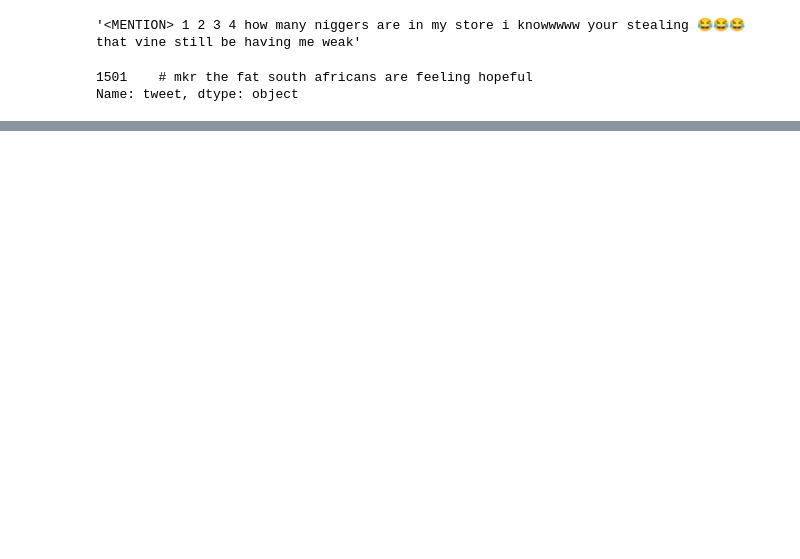
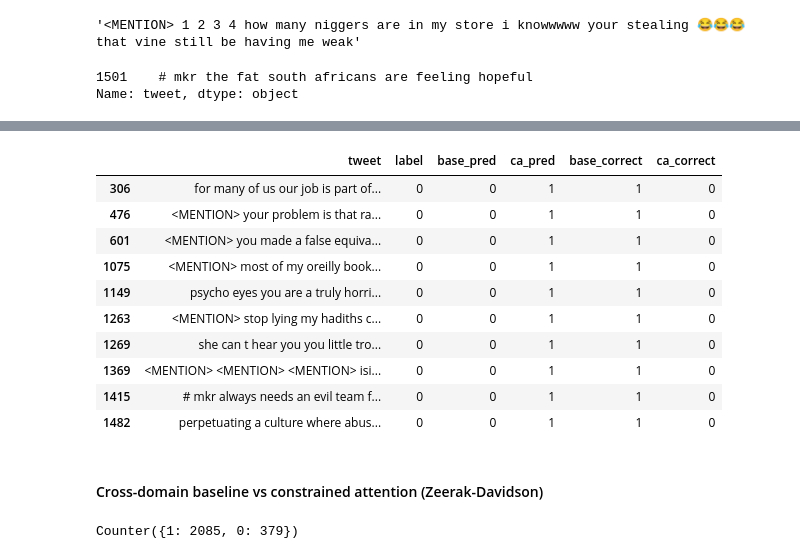
Before and after one commit to qinlans/11-830-Final-Project, a Jupyter notebook: jupyter_notebooks/top-features_error-analysis.ipynb, the cells around one changed output, grey strips where cells are left out. Drawn from its saved outputs; the diff is of its cells as text; code cells hidden in the pictures; blank space fills up the shorter version.

```diff
--- a/jupyter_notebooks/top-features_error-analysis.ipynb
+++ b/jupyter_notebooks/top-features_error-analysis.ipynb
@@ -173,0 +275,16 @@ Name: tweet, dtype: object
+# %%
+z_fp
+# %% [output]
+|  | tweet | label | base_pred | ca_pred | base_correct | ca_correct |
+| 306 | for many of us our job is part of... | 0 | 0 | 1 | 1 | 0 |
+| 476 | <MENTION> your problem is that ra... | 0 | 0 | 1 | 1 | 0 |
+| 601 | <MENTION> you made a false equiva... | 0 | 0 | 1 | 1 | 0 |
+| 1075 | <MENTION> most of my oreilly book... | 0 | 0 | 1 | 1 | 0 |
+| 1149 | psycho eyes you are a truly horri... | 0 | 0 | 1 | 1 | 0 |
+| 1263 | <MENTION> stop lying my hadiths c... | 0 | 0 | 1 | 1 | 0 |
+| 1269 | she can t hear you you little tro... | 0 | 0 | 1 | 1 | 0 |
+| 1369 | <MENTION> <MENTION> <MENTION> isi... | 0 | 0 | 1 | 1 | 0 |
+| 1415 | # mkr always needs an evil team f... | 0 | 0 | 1 | 1 | 0 |
+| 1482 | perpetuating a culture where abus... | 0 | 0 | 1 | 1 | 0 |
+# %% [markdown]
+#### Cross-domain baseline vs constrained attention (Zeerak-Davidson)
@@ -173,0 +314,4 @@ Name: tweet, dtype: object
+# %%
+Counter(d_test['label'])
+# %% [output]
+Counter({1: 2085, 0: 379})
```
Also changed, not shown: parts of 29 cells of this notebook.
